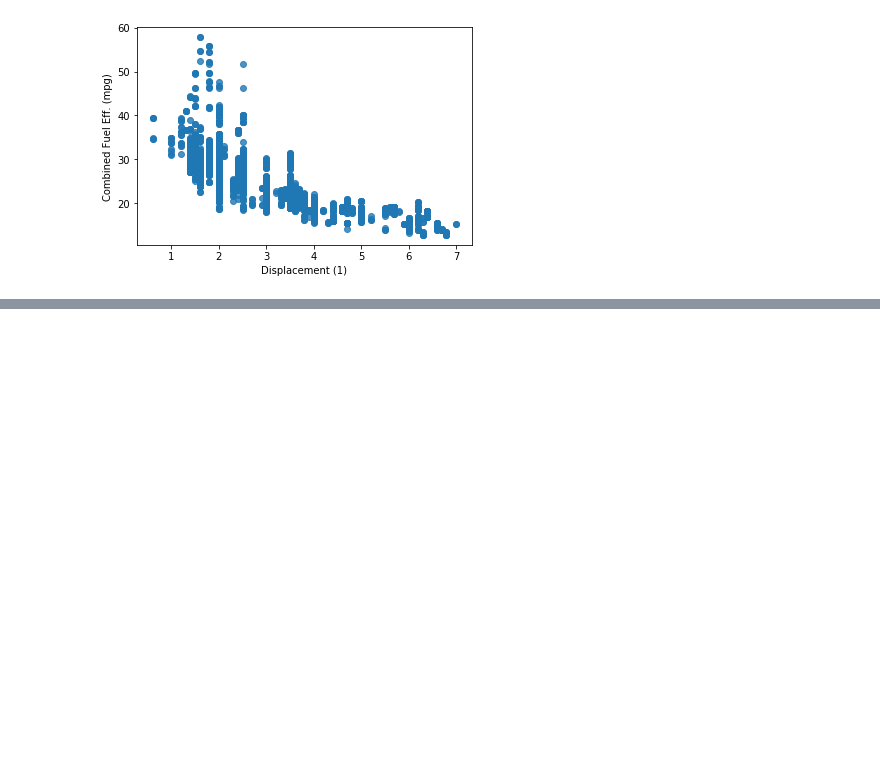
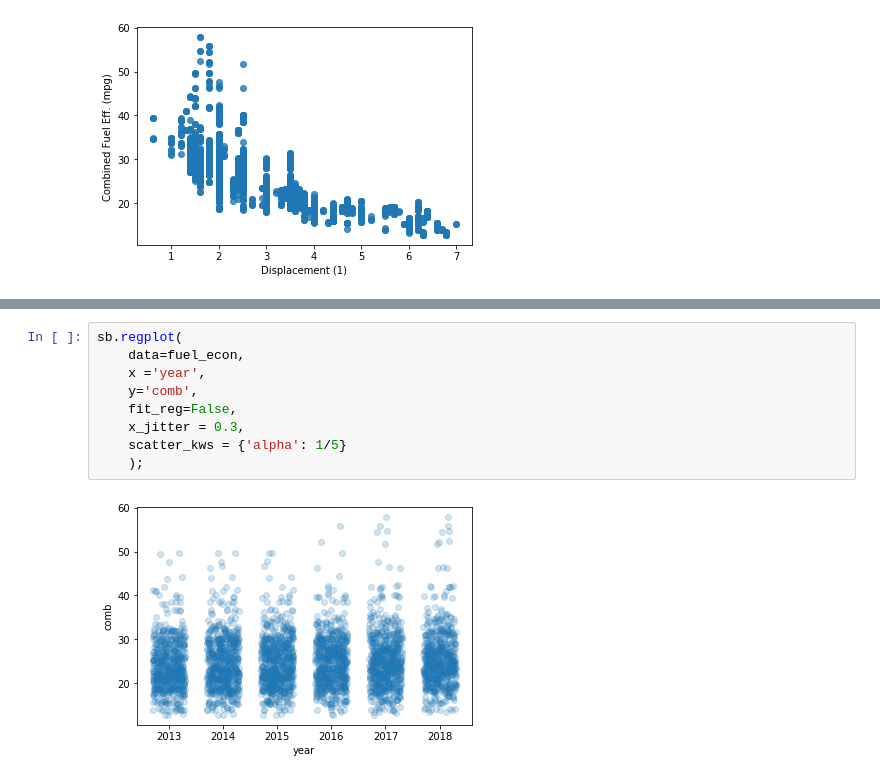
Before and after one commit to OkeyDokeyGnocchi/jupyter_notebooks_practice, a Jupyter notebook: matplot_seaborn_pt_2/matplotlib_and_seaborn_pt_2.ipynb, the cells around one changed output, grey strips where cells are left out. Saved outputs shown, nothing was run; the diff lists cells and outputs as text; blank space fills up the shorter version.

```diff
--- a/matplot_seaborn_pt_2/matplotlib_and_seaborn_pt_2.ipynb
+++ b/matplot_seaborn_pt_2/matplotlib_and_seaborn_pt_2.ipynb
@@ -38,0 +60,11 @@ Text(0, 0.5, 'Combined Fuel Eff. (mpg)')
+# %%
+sb.regplot(
+    data=fuel_econ,
+    x ='year',
+    y='comb',
+    fit_reg=False,
+    x_jitter = 0.3,
+    scatter_kws = {'alpha': 1/5}
+    );
+# %% [output]
+[figure, added]
```
Also changed, not shown: parts of 24 cells of this notebook.
